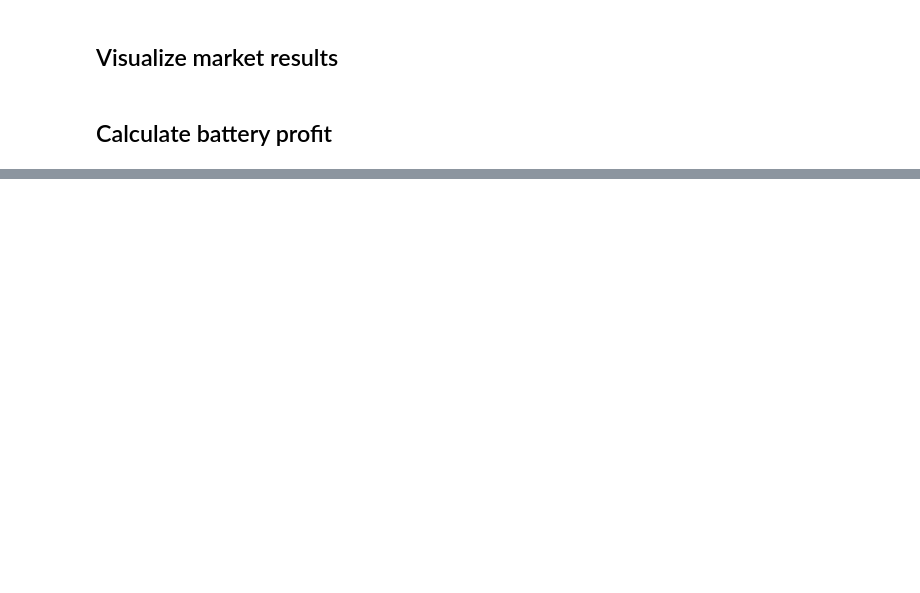
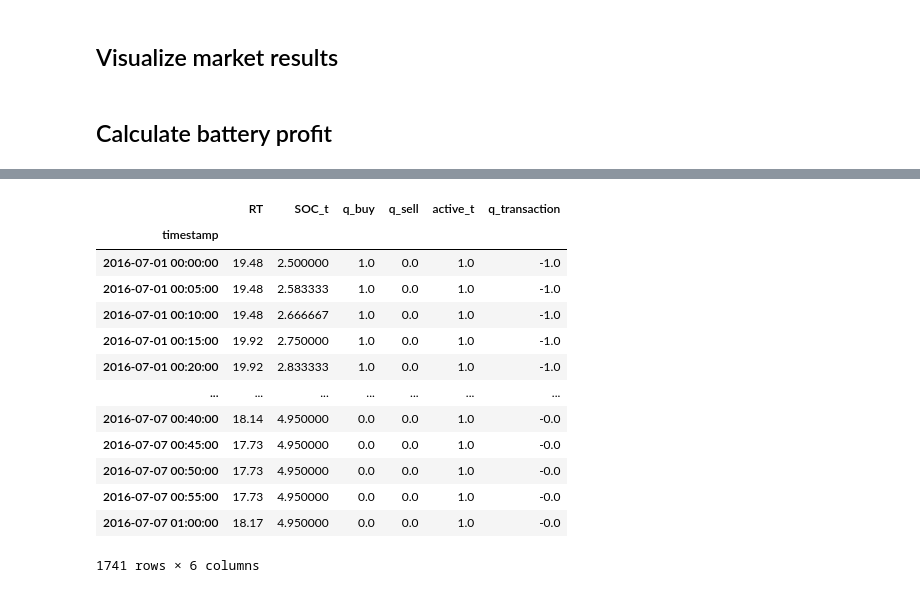
Before and after one commit to slacgismo/LEM_simulation, a Jupyter notebook: battery_bidding.ipynb, the cells around one changed output, grey strips where cells are left out. Saved outputs shown, nothing was run; the diff lists cells and outputs as text; code cells hidden in the pictures; blank space fills up the shorter version.

```diff
--- a/battery_bidding.ipynb
+++ b/battery_bidding.ipynb
@@ -407,5 +505,20 @@ df_store.SOC_t
 # %%
-df_store.q_transaction
+df_store
+# %% [output]
+|  | RT | SOC_t | q_buy | q_sell | active_t | q_transaction |
+| timestamp |  |  |  |  |  |  |
+| 2016-07-01 00:00:00 | 19.48 | 2.500000 | 1.0 | 0.0 | 1.0 | -1.0 |
+| 2016-07-01 00:05:00 | 19.48 | 2.583333 | 1.0 | 0.0 | 1.0 | -1.0 |
+| 2016-07-01 00:10:00 | 19.48 | 2.666667 | 1.0 | 0.0 | 1.0 | -1.0 |
+| 2016-07-01 00:15:00 | 19.92 | 2.750000 | 1.0 | 0.0 | 1.0 | -1.0 |
+| 2016-07-01 00:20:00 | 19.92 | 2.833333 | 1.0 | 0.0 | 1.0 | -1.0 |
+| ... | ... | ... | ... | ... | ... | ... |
+| 2016-07-07 00:40:00 | 18.14 | 4.950000 | 0.0 | 0.0 | 1.0 | -0.0 |
+| 2016-07-07 00:45:00 | 17.73 | 4.950000 | 0.0 | 0.0 | 1.0 | -0.0 |
+| 2016-07-07 00:50:00 | 17.73 | 4.950000 | 0.0 | 0.0 | 1.0 | -0.0 |
+| 2016-07-07 00:55:00 | 17.73 | 4.950000 | 0.0 | 0.0 | 1.0 | -0.0 |
+| 2016-07-07 01:00:00 | 18.17 | 4.950000 | 0.0 | 0.0 | 1.0 | -0.0 |
+1741 rows × 6 columns
 # %%
 def visualize_battery_dispatch(data):
     # Visualize battery dispatch over time as well as the market price
```
Also changed, not shown: parts of 17 cells of this notebook, 1 other file.
